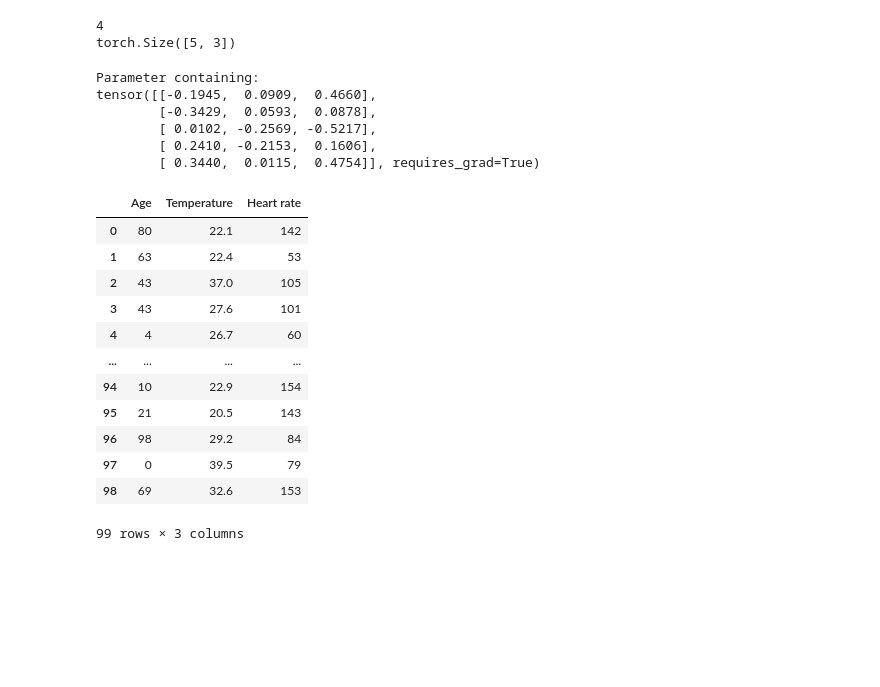
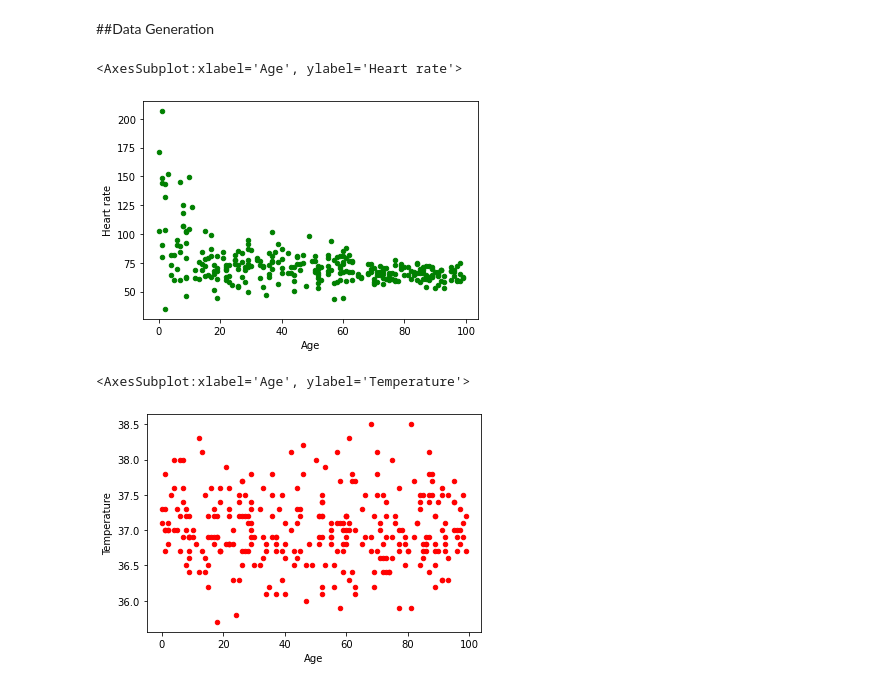
Before and after one commit to Cescollino/FederatedPi, a Jupyter notebook: Client/Client Python Notebook.ipynb, the cells around one changed output. Saved outputs shown, nothing was run; the diff lists cells and outputs as text; code cells hidden in the pictures; blank space fills up the shorter version.

Commit message:
data generator and functional notebook

```diff
--- a/Client/Client Python Notebook.ipynb
+++ b/Client/Client Python Notebook.ipynb
@@ -51,19 +1,5 @@ Network(
-# %%
-params = list(model.parameters())
-print(len(params))
-print(params[0].size())
-# %% [output]
-4
-torch.Size([5, 3])
-# %%
-print(params[0])
-# %% [output]
-Parameter containing:
-tensor([[-0.1945,  0.0909,  0.4660],
-        [-0.3429,  0.0593,  0.0878],
-        [ 0.0102, -0.2569, -0.5217],
-        [ 0.2410, -0.2153,  0.1606],
-        [ 0.3440,  0.0115,  0.4754]], requires_grad=True)
+# %% [markdown]
+##Data Generation
 # %%
 #This file will generate data for training
 #Temperature values range from 20C (death) to 43C (highest recorded fever) in humans, 36.5 to 37.5 being the o.k. range
@@ -103,17 +100,10 @@ with open('Data.csv', 'w') as csvfile:
-# %%
-data = pandas.read_csv('Data.csv')
-data
-# %% [output]
-|  | Age | Temperature | Heart rate |
-| 0 | 80 | 22.1 | 142 |
-| 1 | 63 | 22.4 | 53 |
-| 2 | 43 | 37.0 | 105 |
-| 3 | 43 | 27.6 | 101 |
-| 4 | 4 | 26.7 | 60 |
-| ... | ... | ... | ... |
-| 94 | 10 | 22.9 | 154 |
-| 95 | 21 | 20.5 | 143 |
-| 96 | 98 | 29.2 | 84 |
-| 97 | 0 | 39.5 | 79 |
-| 98 | 69 | 32.6 | 153 |
-99 rows × 3 columns
+# %%
+msft.plot(kind='scatter',x='Age',y='Heart rate', color ='green')
+# %% [output]
+<AxesSubplot:xlabel='Age', ylabel='Heart rate'>
+[figure, added]
+# %%
+msft.plot(kind='scatter',x='Age',y='Temperature', color ='red')
+# %% [output]
+<AxesSubplot:xlabel='Age', ylabel='Temperature'>
+[figure, added]
```
Also changed, not shown: parts of 5 cells of this notebook, 1 other file.
